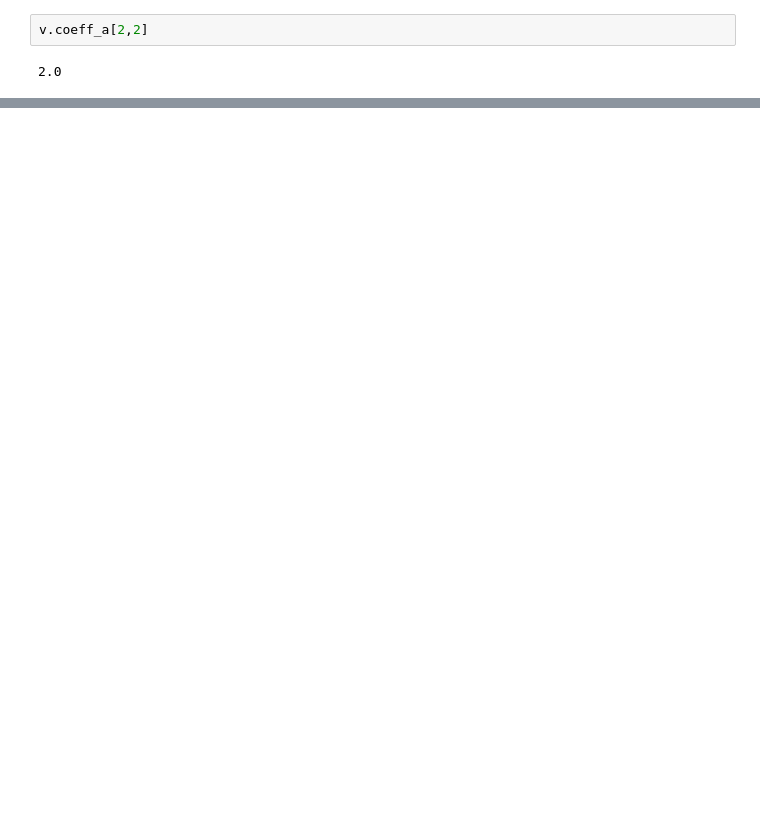
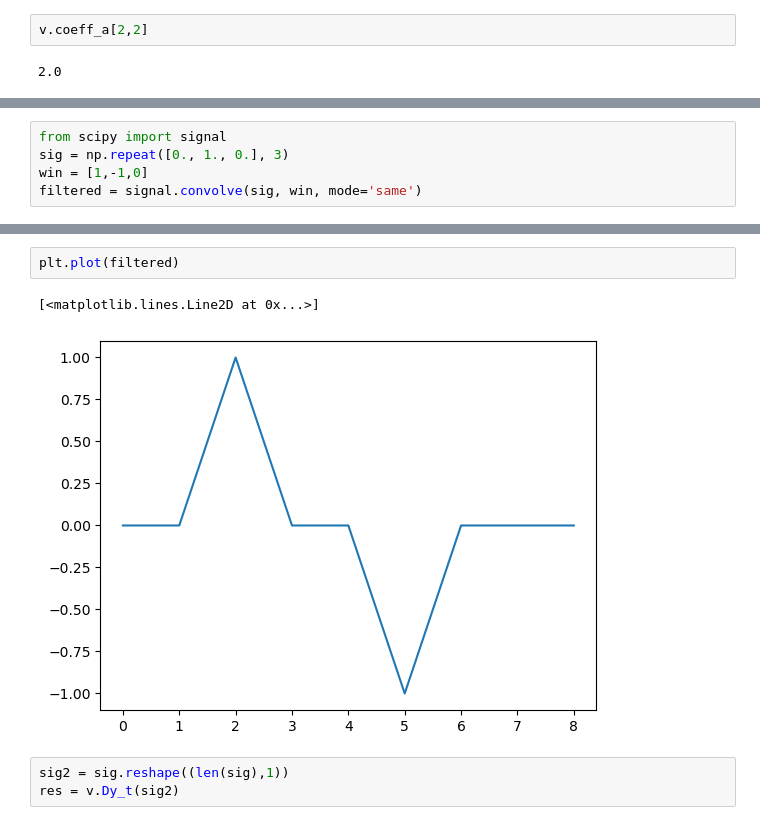
Before and after one commit to WeiHou1996/IBLGF-Python, a Jupyter notebook: sample_IBLGF.ipynb, the cells around one changed output, grey strips where cells are left out. Drawn from its saved outputs; the diff is of its cells as text; blank space fills up the shorter version.

```diff
--- a/sample_IBLGF.ipynb
+++ b/sample_IBLGF.ipynb
@@ -88,0 +94,5 @@ cbar = plt.colorbar(im)
+# %%
+from scipy import signal
+sig = np.repeat([0., 1., 0.], 3)
+win = [1,-1,0]
+filtered = signal.convolve(sig, win, mode='same')
@@ -88,0 +103,8 @@ cbar = plt.colorbar(im)
+# %%
+plt.plot(filtered)
+# %% [output]
+[<matplotlib.lines.Line2D at 0x...>]
+[figure, added]
+# %%
+sig2 = sig.reshape((len(sig),1))
+res = v.Dy_t(sig2)
```
Also changed, not shown: parts of 11 cells of this notebook, 1 other file.
